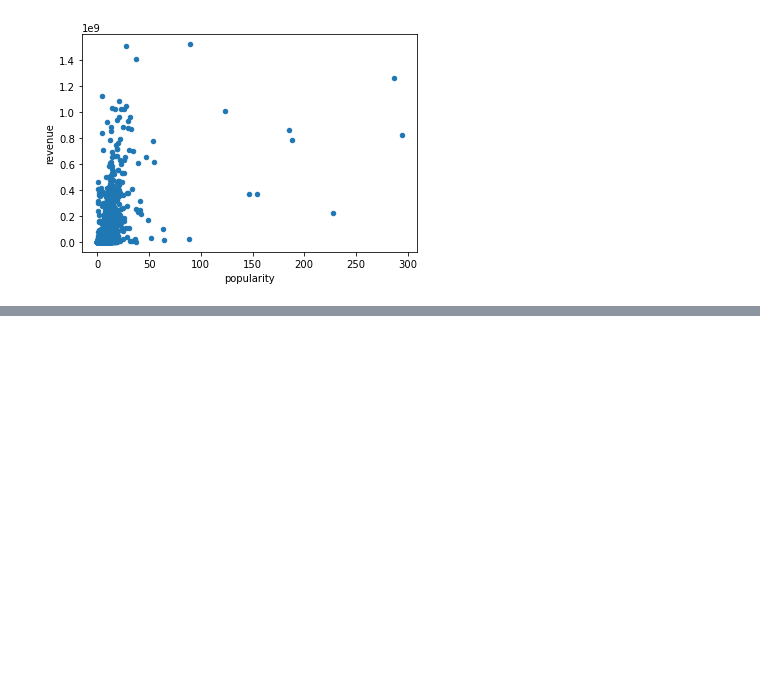
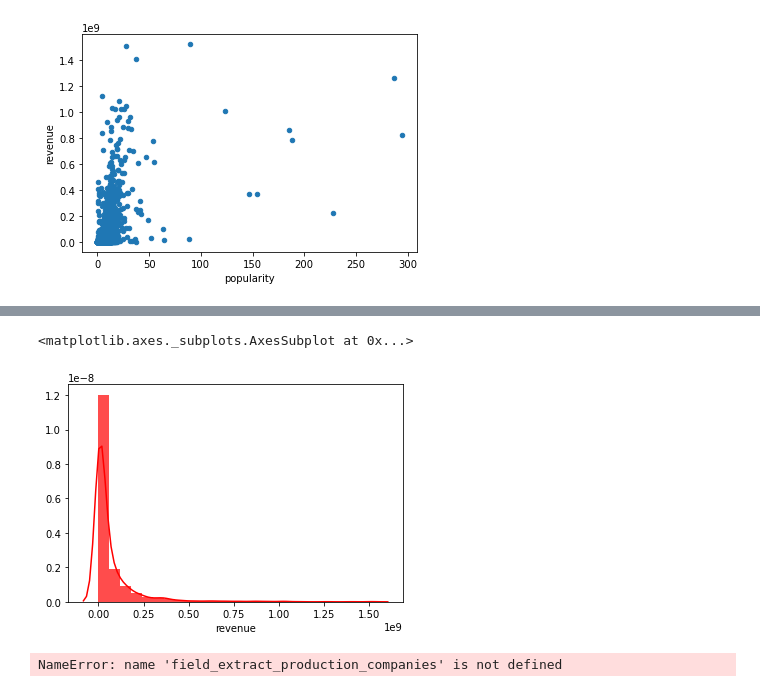
Before and after one commit to jolonia/Predicting-box-office-revenue, a Jupyter notebook: Project_3_Data_Cleaning_JO.ipynb, the cells around one changed output, grey strips where cells are left out. Cells and saved outputs as stored; diff of their text form; code cells hidden in the pictures; blank space fills up the shorter version.

```diff
--- a/Project_3_Data_Cleaning_JO.ipynb
+++ b/Project_3_Data_Cleaning_JO.ipynb
@@ -266,0 +281,12 @@ train_df.plot(kind = 'scatter', x= 'runtime', y= 'revenue')
+# %%
+
+sns.distplot(train_df['revenue'], color='r', bins=25, hist_kws={'alpha': 0.7})
+# %% [output]
+<matplotlib.axes._subplots.AxesSubplot at 0x...>
+[figure, added]
+# %%
+field_extract_production_companies(train_df.production_companies[1],'name')
+train_df['proCo_processed'] = train_df.production_companies.apply(lambda elem: field_extract_production_companies(elem,'name'))
+train_df.proCo_processed
+# %% [output]
+NameError: name 'field_extract_production_companies' is not defined
```
Also changed, not shown: parts of 13 cells of this notebook.
